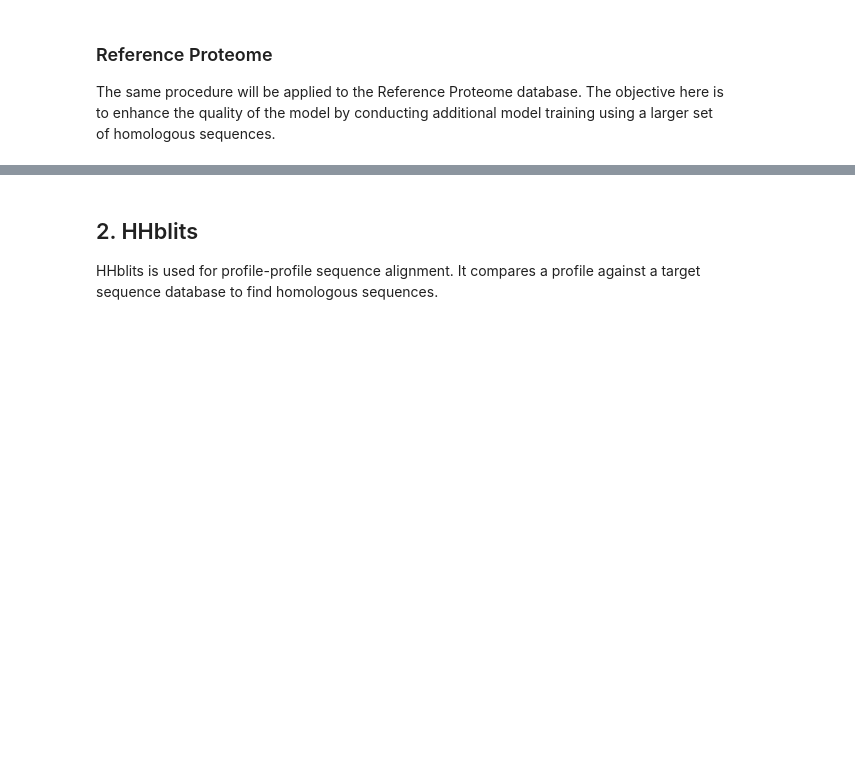
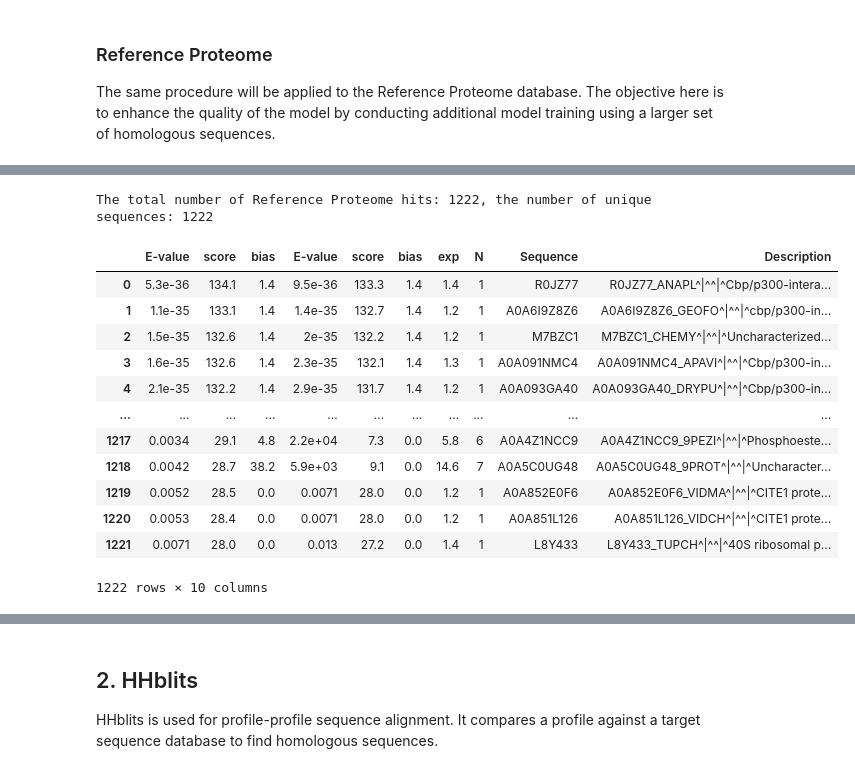
Before and after one commit to AlyaHarvelle/HMMER, a Jupyter notebook: HMM.ipynb, the cells around one changed output, grey strips where cells are left out. Saved outputs shown, nothing was run; the diff lists cells and outputs as text; code cells hidden in the pictures; blank space fills up the shorter version.

```diff
--- a/HMM.ipynb
+++ b/HMM.ipynb
@@ -148 +167,19 @@ The total number of Reference Proteome hits: 801, the number of unique sequences
+# %%
+stats_rp_75 = process_hmmsearch_file(f"{local_path}results/disordered/hmmsearch/hmmsearch_rp_75_{q_id}.txt")
+stats_rp_75
+# %% [output]
+The total number of Reference Proteome hits: 1222, the number of unique sequences: 1222
+|  | E-value | score | bias | E-value | score | bias | exp | N | Sequence | Description |
+| 0 | 5.3e-36 | 134.1 | 1.4 | 9.5e-36 | 133.3 | 1.4 | 1.4 | 1 | R0JZ77 | R0JZ77_ANAPL^|^^|^Cbp/p300-intera... |
+| 1 | 1.1e-35 | 133.1 | 1.4 | 1.4e-35 | 132.7 | 1.4 | 1.2 | 1 | A0A6I9Z8Z6 | A0A6I9Z8Z6_GEOFO^|^^|^cbp/p300-in... |
+| 2 | 1.5e-35 | 132.6 | 1.4 | 2e-35 | 132.2 | 1.4 | 1.2 | 1 | M7BZC1 | M7BZC1_CHEMY^|^^|^Uncharacterized... |
+| 3 | 1.6e-35 | 132.6 | 1.4 | 2.3e-35 | 132.1 | 1.4 | 1.3 | 1 | A0A091NMC4 | A0A091NMC4_APAVI^|^^|^Cbp/p300-in... |
+| 4 | 2.1e-35 | 132.2 | 1.4 | 2.9e-35 | 131.7 | 1.4 | 1.2 | 1 | A0A093GA40 | A0A093GA40_DRYPU^|^^|^Cbp/p300-in... |
+| ... | ... | ... | ... | ... | ... | ... | ... | ... | ... | ... |
+| 1217 | 0.0034 | 29.1 | 4.8 | 2.2e+04 | 7.3 | 0.0 | 5.8 | 6 | A0A4Z1NCC9 | A0A4Z1NCC9_9PEZI^|^^|^Phosphoeste... |
+| 1218 | 0.0042 | 28.7 | 38.2 | 5.9e+03 | 9.1 | 0.0 | 14.6 | 7 | A0A5C0UG48 | A0A5C0UG48_9PROT^|^^|^Uncharacter... |
+| 1219 | 0.0052 | 28.5 | 0.0 | 0.0071 | 28.0 | 0.0 | 1.2 | 1 | A0A852E0F6 | A0A852E0F6_VIDMA^|^^|^CITE1 prote... |
+| 1220 | 0.0053 | 28.4 | 0.0 | 0.0071 | 28.0 | 0.0 | 1.2 | 1 | A0A851L126 | A0A851L126_VIDCH^|^^|^CITE1 prote... |
+| 1221 | 0.0071 | 28.0 | 0.0 | 0.013 | 27.2 | 0.0 | 1.4 | 1 | L8Y433 | L8Y433_TUPCH^|^^|^40S ribosomal p... |
+1222 rows × 10 columns
 # %%
```
Also changed, not shown: parts of 23 cells of this notebook.
